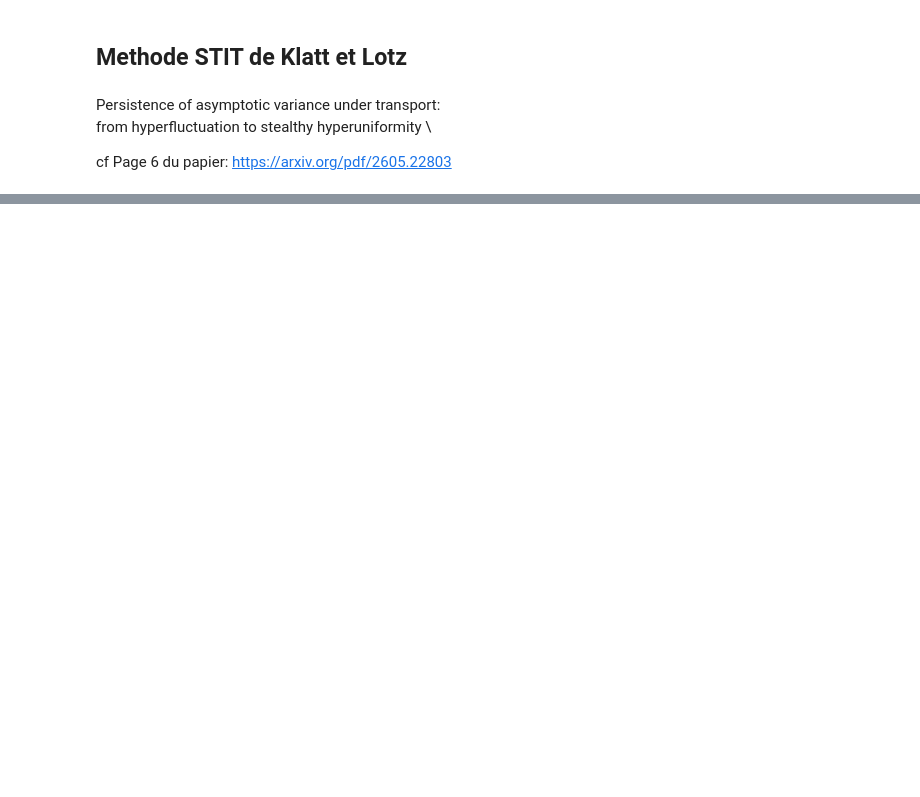
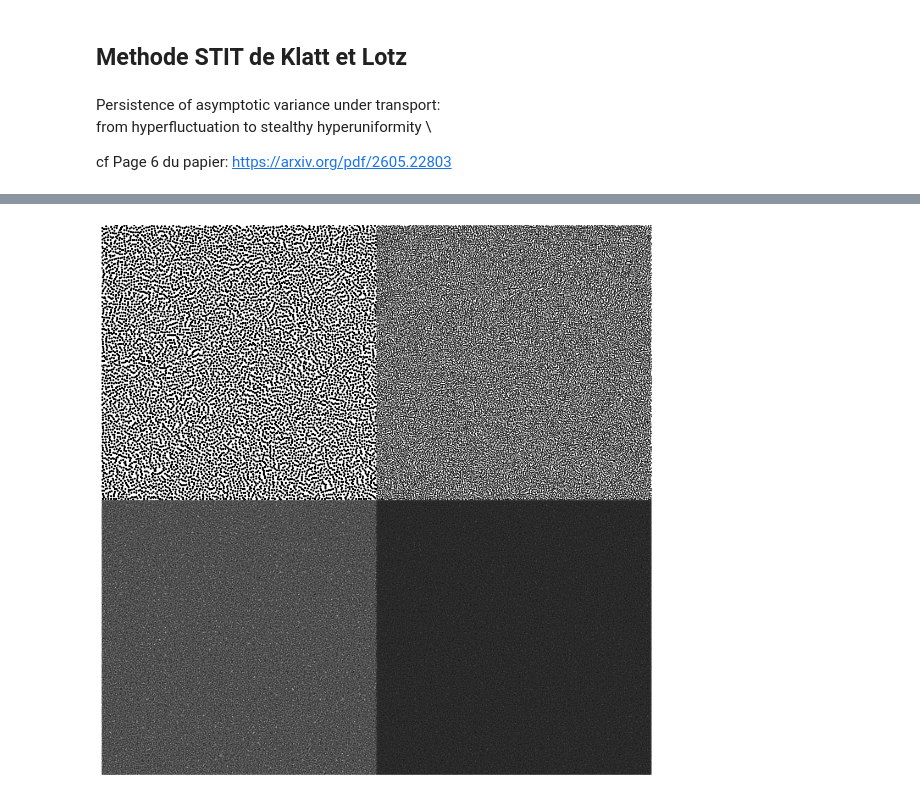
Before and after one commit to For-a-few-DPPs-more/hyperuniform-samplers, a Jupyter notebook: notebooks/stitt_fair_tiles.ipynb, the cells around one changed output, grey strips where cells are left out. Cells and saved outputs as stored; diff of their text form; code cells hidden in the pictures; blank space fills up the shorter version.

```diff
--- a/notebooks/stitt_fair_tiles.ipynb
+++ b/notebooks/stitt_fair_tiles.ipynb
@@ -293,23 +10,0 @@ def fair_random_split(
-# %%
-import numpy as np
-import matplotlib.pyplot as plt
-rng = np.random.default_rng(3)
-quad = np.array([[[0,0],[1.0,0.0],[1.0,1.0],[0.0,1.0]]], dtype=float)
-
-cur = quad
-
-for _ in range(2):
-
-    fig, axes = plt.subplots(1, 4, figsize=(16,4))
-    for ax, gen in zip(axes, range(4)):
-        for q in cur:
-            poly = np.vstack([q, q[0]])
-            ax.plot(poly[:,0], poly[:,1], '-o', ms=3)
-            ax.fill(q[:,0], q[:,1], alpha=0.25)
-        ax.set_title(f"gen {gen} (n={len(cur)})")
-        ax.set_aspect('equal')
-        if gen < 3:
-            cur = fair_random_split(cur, pool=30, rng=rng)
-
-    plt.tight_layout()
-    plt.show()
@@ -372 +51,19 @@ Requirement already satisfied: six>=1.5 in /usr/local/lib/python3.12/dist-packag
+# %%
+import matplotlib.pyplot as plt
+
+fig, axes = plt.subplots(2, 2, figsize=(10, 10), constrained_layout=False)
+
+zooms = [0.1, 0.2, 0.5, 1.0]
+for ax, zoom in zip(axes.flatten(), zooms):
+    xzoom = x[(x <= zoom).all(axis=-1)]
+    ax.scatter(xzoom[:, 0], xzoom[:, 1], color="black", s=0.003 / zoom**3)
+    ax.axis("off")
+for ax in axes.flatten():
+    ax.set_axis_off()
+    ax.margins(0)
+
+fig.subplots_adjust(left=0, right=1, bottom=0, top=1, wspace=0, hspace=0)
+plt.show()
+# %% [output]
+[figure, added]
 # %%
```
Also changed, not shown: parts of 12 cells of this notebook.
